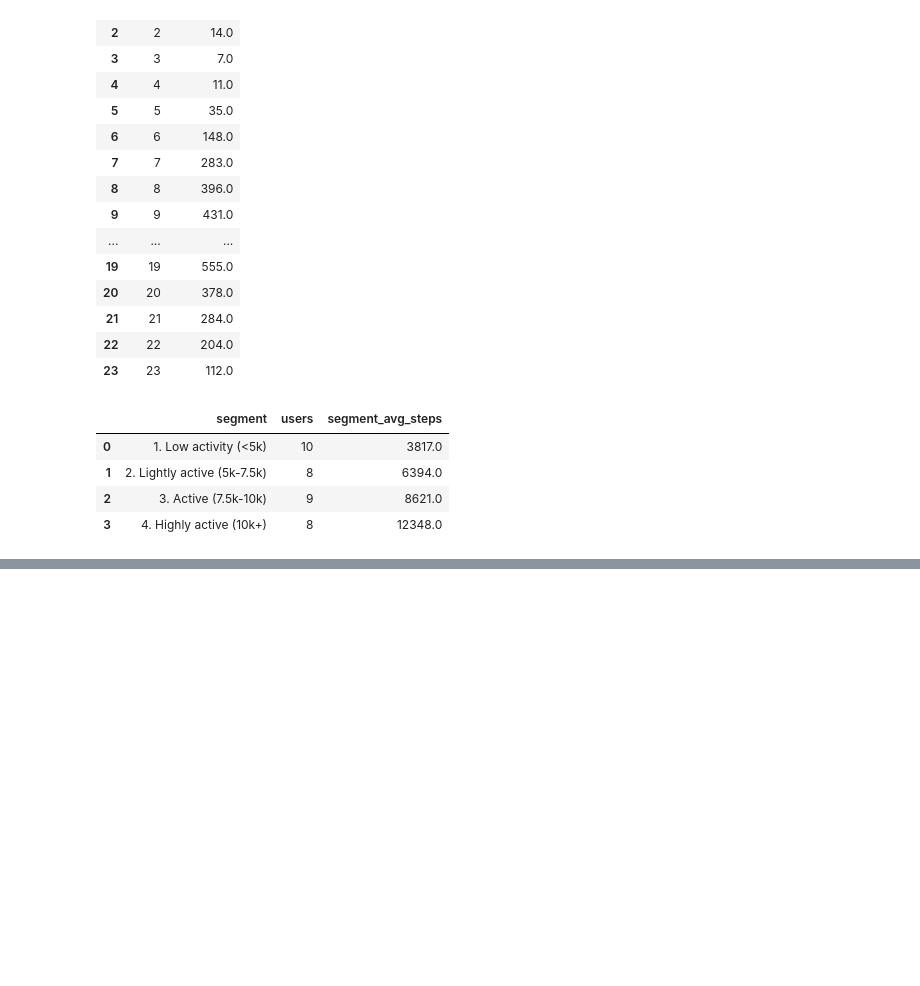
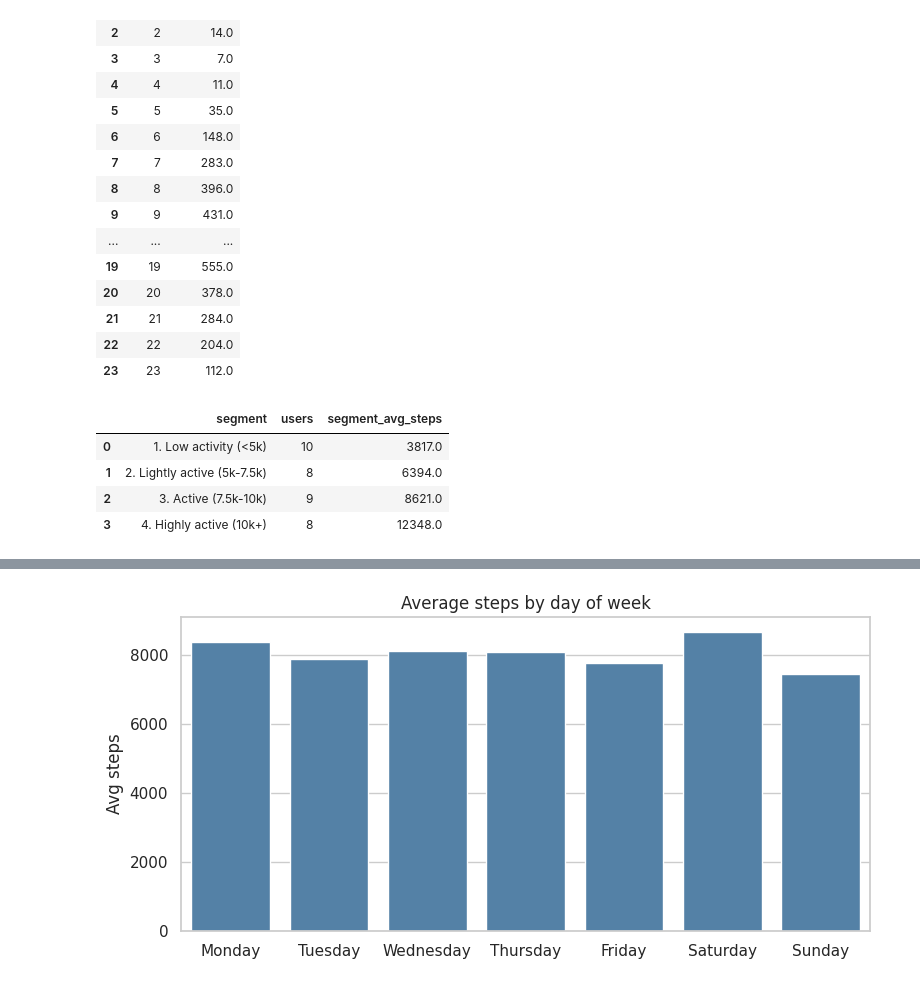
Before and after one commit to raghavxi1/fitness-engagement-analysis, a Jupyter notebook: notebooks/02_sql_analysis.ipynb, the cells around one changed output, grey strips where cells are left out. Drawn from its saved outputs; the diff is of its cells as text; code cells hidden in the pictures; blank space fills up the shorter version.

```diff
--- a/notebooks/02_sql_analysis.ipynb
+++ b/notebooks/02_sql_analysis.ipynb
@@ -139,0 +157,14 @@ ORDER BY segment
+# %%
+dow = q("""SELECT DayOfWeek, AVG(TotalSteps) AS avg_steps
+           FROM daily_activity WHERE LikelyNotWorn = 0 GROUP BY DayOfWeek""")
+order = ["Monday","Tuesday","Wednesday","Thursday","Friday","Saturday","Sunday"]
+dow["DayOfWeek"] = pd.Categorical(dow["DayOfWeek"], order, ordered=True)
+dow = dow.sort_values("DayOfWeek")
+
+plt.figure(figsize=(8,4))
+sns.barplot(data=dow, x="DayOfWeek", y="avg_steps", color="steelblue")
+plt.title("Average steps by day of week")
+plt.xlabel(""); plt.ylabel("Avg steps")
+plt.tight_layout(); plt.savefig("steps_by_day.png", dpi=150); plt.show()
+# %% [output]
+[figure, added]
```
Also changed, not shown: parts of 5 cells of this notebook.
